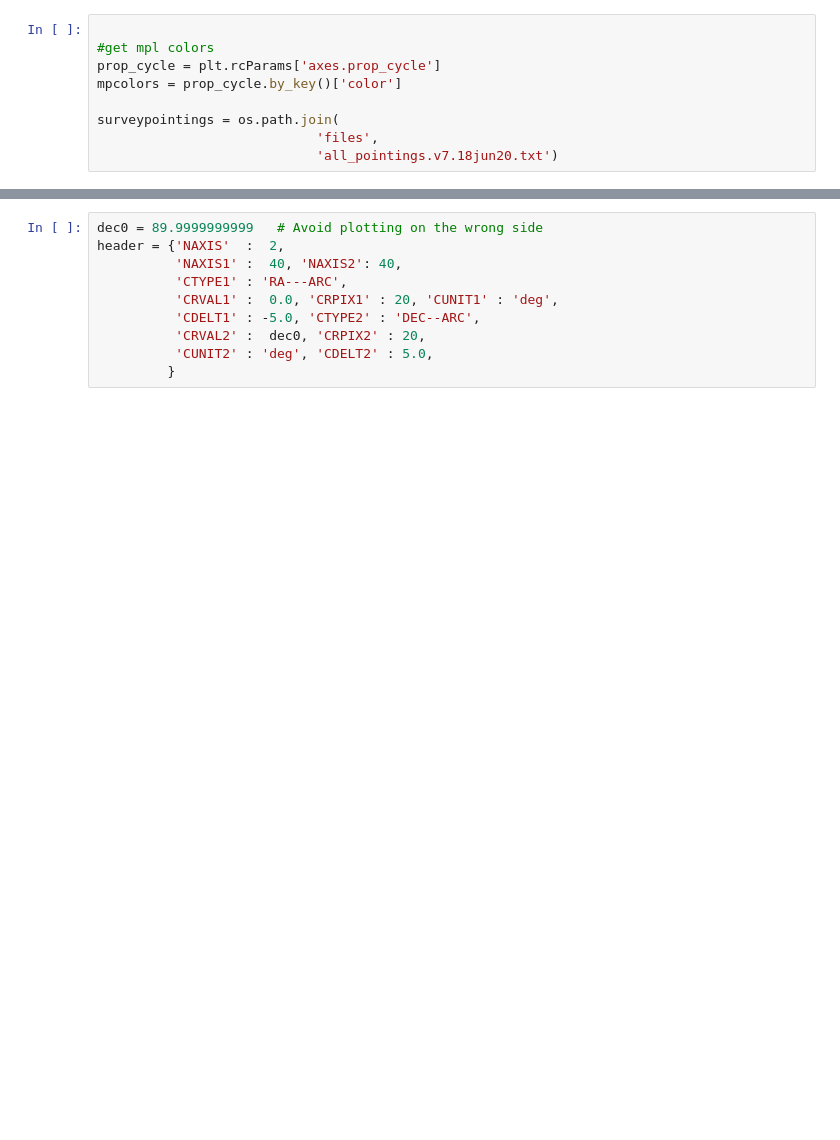
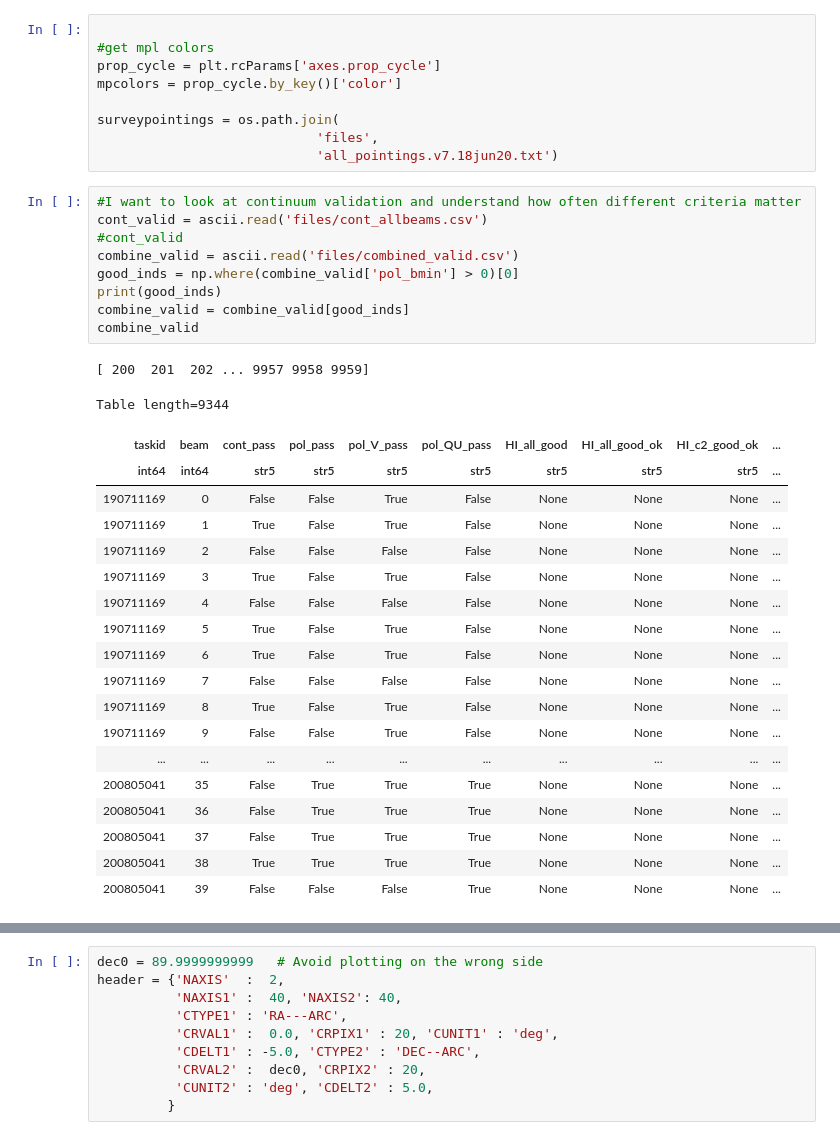
Before and after one commit to eakadams/aperinfo, a Jupyter notebook: test_code.ipynb, the cells around one changed output, grey strips where cells are left out. Saved outputs shown, nothing was run; the diff lists cells and outputs as text; blank space fills up the shorter version.

```diff
--- a/test_code.ipynb
+++ b/test_code.ipynb
@@ -25,3 +25,33 @@ mpcolors = prop_cycle.by_key()['color']
 surveypointings = os.path.join(
                             'files',
                             'all_pointings.v7.18jun20.txt')
+# %%
+#I want to look at continuum validation and understand how often different criteria matter
+cont_valid = ascii.read('files/cont_allbeams.csv')
+#cont_valid
+combine_valid = ascii.read('files/combined_valid.csv')
+good_inds = np.where(combine_valid['pol_bmin'] > 0)[0]
+print(good_inds)
+combine_valid = combine_valid[good_inds]
+combine_valid
+# %% [output]
+[ 200  201  202 ... 9957 9958 9959]
+Table length=9344
+| taskid | beam | cont_pass | pol_pass | pol_V_pass | pol_QU_pass | HI_all_good | HI_all_good_ok | HI_c2_good_ok | ... |
+| int64 | int64 | str5 | str5 | str5 | str5 | str5 | str5 | str5 | ... |
+| 190711169 | 0 | False | False | True | False | None | None | None | ... |
+| 190711169 | 1 | True | False | True | False | None | None | None | ... |
+| 190711169 | 2 | False | False | False | False | None | None | None | ... |
+| 190711169 | 3 | True | False | True | False | None | None | None | ... |
+| 190711169 | 4 | False | False | False | False | None | None | None | ... |
+| 190711169 | 5 | True | False | True | False | None | None | None | ... |
+| 190711169 | 6 | True | False | True | False | None | None | None | ... |
+| 190711169 | 7 | False | False | False | False | None | None | None | ... |
+| 190711169 | 8 | True | False | True | False | None | None | None | ... |
+| 190711169 | 9 | False | False | True | False | None | None | None | ... |
+| ... | ... | ... | ... | ... | ... | ... | ... | ... | ... |
+| 200805041 | 35 | False | True | True | True | None | None | None | ... |
+| 200805041 | 36 | False | True | True | True | None | None | None | ... |
+| 200805041 | 37 | False | True | True | True | None | None | None | ... |
+| 200805041 | 38 | True | True | True | True | None | None | None | ... |
+| 200805041 | 39 | False | False | False | True | None | None | None | ... |
```
Also changed, not shown: parts of 5 cells of this notebook, 3 other files.
